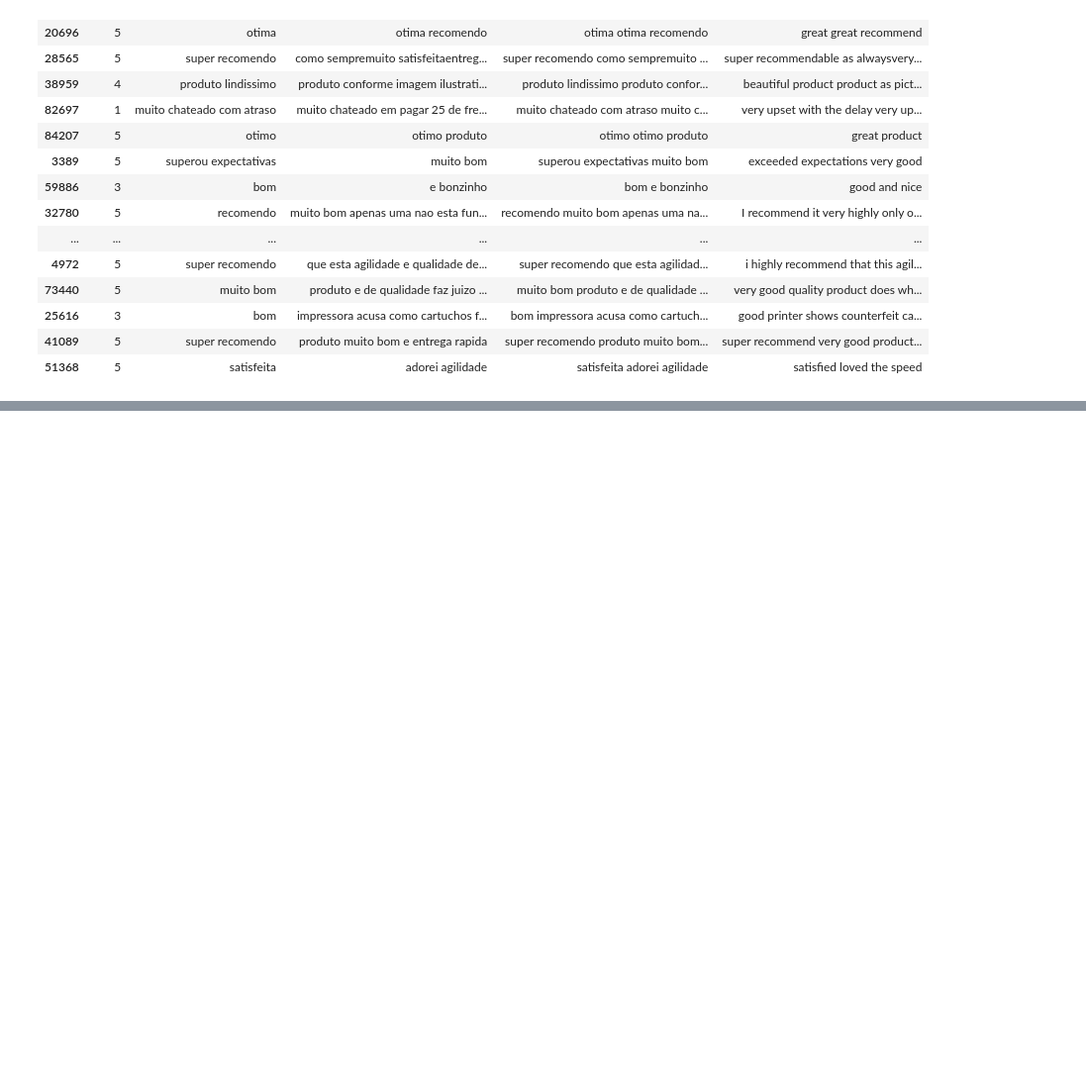
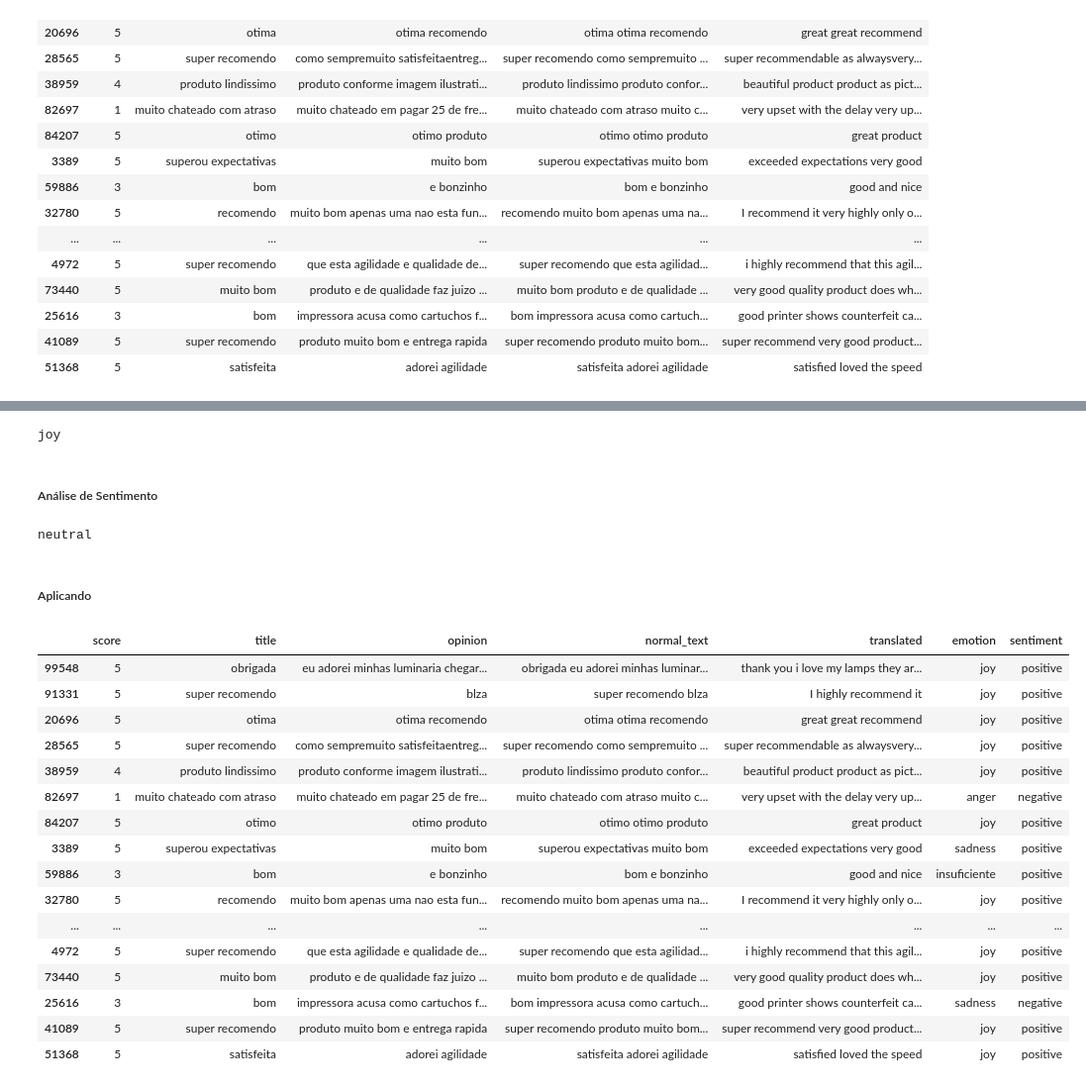
Before and after one commit to raphaph/translate-deepl-alternative, a Jupyter notebook: translator-deepl.ipynb, the cells around one changed output, grey strips where cells are left out. Shown at 99% size. Drawn from its saved outputs; the diff is of its cells as text; code cells hidden in the pictures; blank space fills up the shorter version.

Commit message:
add emotion and sentiment analysis

```diff
--- a/translator-deepl.ipynb
+++ b/translator-deepl.ipynb
@@ -172,0 +197,63 @@ display(df)
+# %%
+# Função
+def EmotionAnalysis(text):
+    try:
+        # Solicitação de análise de emoção
+        response = natural_language_understanding.analyze(
+            text=text,
+            features=Features(emotion=EmotionOptions())
+        ).get_result()
+
+        # Extrair emoções
+        emocoes = response['emotion']['document']['emotion']
+        return max(emocoes, key=emocoes.get)
+    except:
+        return "insuficiente"
+
+print(EmotionAnalysis("I'm happy today"))
+# %% [output]
+joy
+# %% [markdown]
+##### Análise de Sentimento
+# %%
+# Essa função funciona melhor com o texto em português, mas nada impede de fazer em inglês e ver os resultados
+def SentimentAnalysis(text):
+    endpoint = azure_endpoint
+    key = azure_key
+
+    text_analytics_client = TextAnalyticsClient(endpoint=endpoint, credential=AzureKeyCredential(key))
+
+    result = text_analytics_client.analyze_sentiment([text], show_opinion_mining=True)
+
+    sentiment = result[0]['sentiment']
+
+    return sentiment
+
+print(SentimentAnalysis("Teste"))
+# %% [output]
+neutral
+# %% [markdown]
+##### Aplicando
+# %%
+df['emotion'] = df['translated'].apply(EmotionAnalysis)
+df['sentiment'] = df['normal_text'].apply(SentimentAnalysis)
+# %%
+display(df)
+# %% [output]
+|  | score | title | opinion | normal_text | translated | emotion | sentiment |
+| 99548 | 5 | obrigada | eu adorei minhas luminaria chegar... | obrigada eu adorei minhas luminar... | thank you i love my lamps they ar... | joy | positive |
+| 91331 | 5 | super recomendo | blza | super recomendo blza | I highly recommend it | joy | positive |
+| 20696 | 5 | otima | otima recomendo | otima otima recomendo | great great recommend | joy | positive |
+| 28565 | 5 | super recomendo | como sempremuito satisfeitaentreg... | super recomendo como sempremuito ... | super recommendable as alwaysvery... | joy | positive |
+| 38959 | 4 | produto lindissimo | produto conforme imagem ilustrati... | produto lindissimo produto confor... | beautiful product product as pict... | joy | positive |
+| 82697 | 1 | muito chateado com atraso | muito chateado em pagar 25 de fre... | muito chateado com atraso muito c... | very upset with the delay very up... | anger | negative |
+| 84207 | 5 | otimo | otimo produto | otimo otimo produto | great product | joy | positive |
+| 3389 | 5 | superou expectativas | muito bom | superou expectativas muito bom | exceeded expectations very good | sadness | positive |
+| 59886 | 3 | bom | e bonzinho | bom e bonzinho | good and nice | insuficiente | positive |
+| 32780 | 5 | recomendo | muito bom apenas uma nao esta fun... | recomendo muito bom apenas uma na... | I recommend it very highly only o... | joy | positive |
+| ... | ... | ... | ... | ... | ... | ... | ... |
+| 4972 | 5 | super recomendo | que esta agilidade e qualidade de... | super recomendo que esta agilidad... | i highly recommend that this agil... | joy | positive |
+| 73440 | 5 | muito bom | produto e de qualidade faz juizo ... | muito bom produto e de qualidade ... | very good quality product does wh... | joy | positive |
+| 25616 | 3 | bom | impressora acusa como cartuchos f... | bom impressora acusa como cartuch... | good printer shows counterfeit ca... | sadness | negative |
+| 41089 | 5 | super recomendo | produto muito bom e entrega rapida | super recomendo produto muito bom... | super recommend very good product... | joy | positive |
+| 51368 | 5 | satisfeita | adorei agilidade | satisfeita adorei agilidade | satisfied loved the speed | joy | positive |
```
Also changed, not shown: parts of 4 cells of this notebook, 2 other files.
